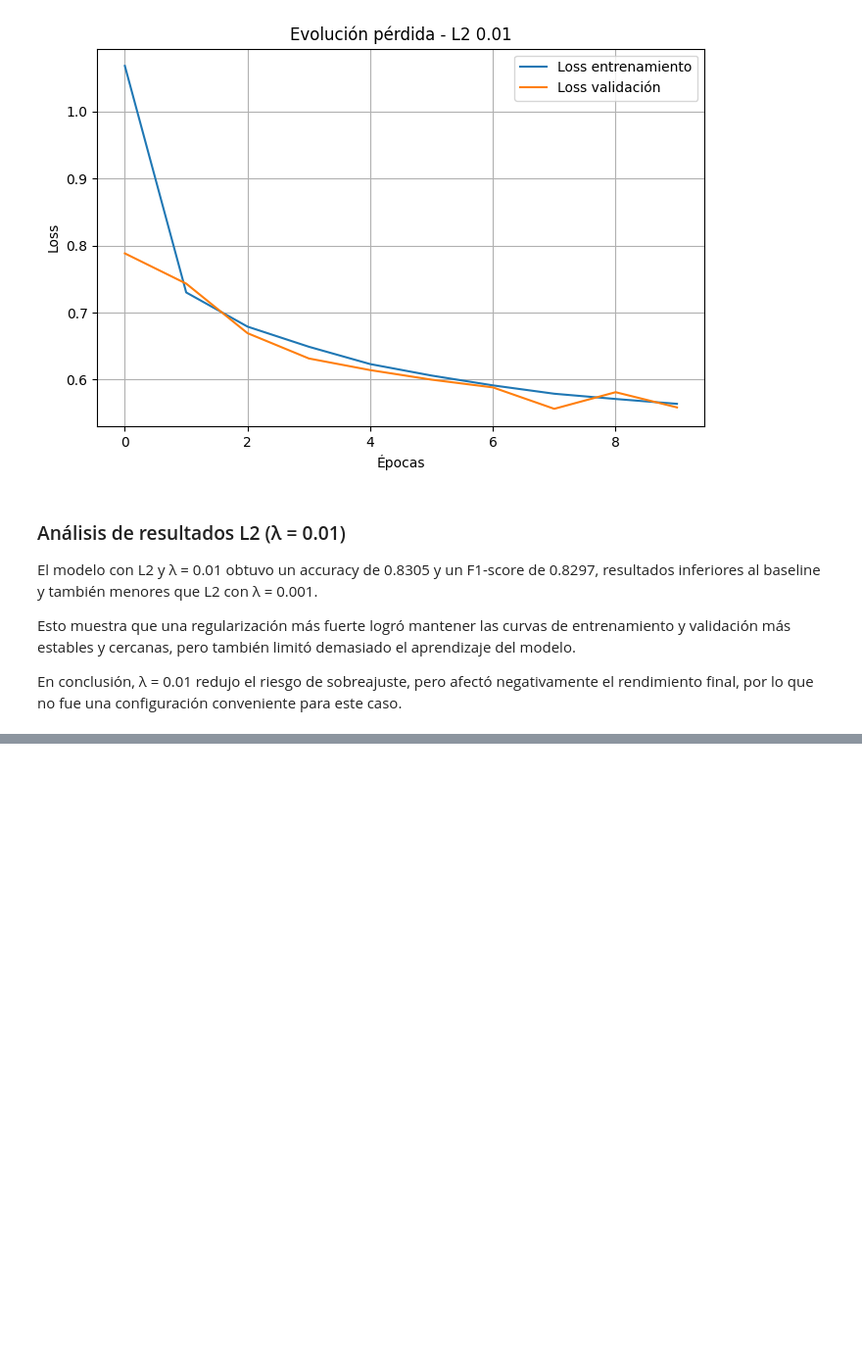
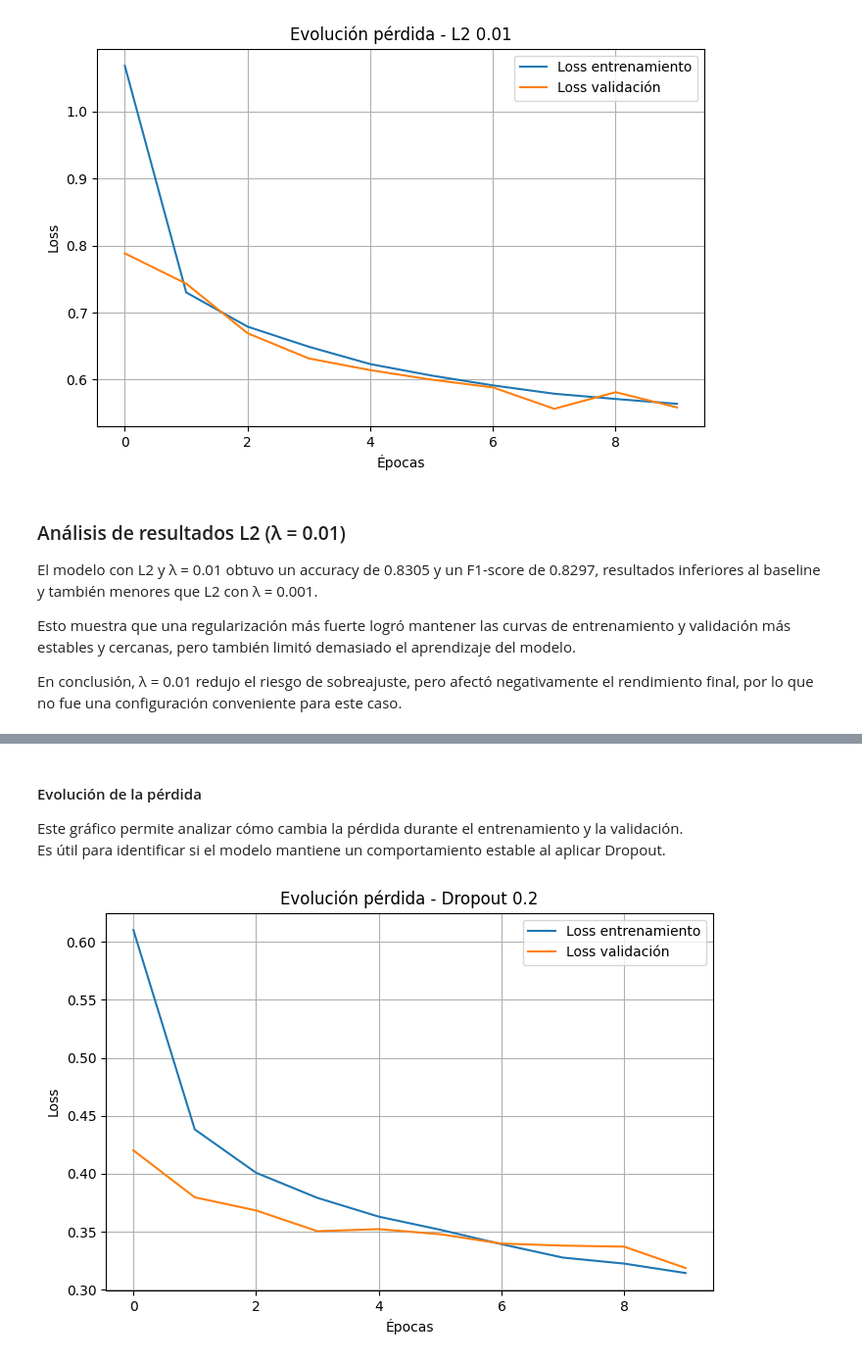
Before and after one commit to Francheskacisterna/Evaluacion_n1, a Jupyter notebook: Evaluacion_n2.ipynb, the cells around one changed output, grey strips where cells are left out. Shown at 98% size. Saved outputs shown, nothing was run; the diff lists cells and outputs as text; code cells hidden in the pictures; blank space fills up the shorter version.

```diff
--- a/Evaluacion_n2.ipynb
+++ b/Evaluacion_n2.ipynb
@@ -665,0 +791,21 @@ En conclusión, λ = 0.01 redujo el riesgo de sobreajuste, pero afectó negativa
+# %% [markdown]
+#### Evolución de la pérdida
+
+Este gráfico permite analizar cómo cambia la pérdida durante el entrenamiento y la validación.
+Es útil para identificar si el modelo mantiene un comportamiento estable al aplicar Dropout.
+# %%
+plt.figure(figsize=(8,5))
+
+plt.plot(history_dropout_02.history['loss'], label='Loss entrenamiento')
+plt.plot(history_dropout_02.history['val_loss'], label='Loss validación')
+
+plt.title('Evolución pérdida - Dropout 0.2')
+plt.xlabel('Épocas')
+plt.ylabel('Loss')
+
+plt.legend()
+plt.grid(True)
+
+plt.show()
+# %% [output]
+[figure, added]
```
Also changed, not shown: parts of 14 cells of this notebook.
